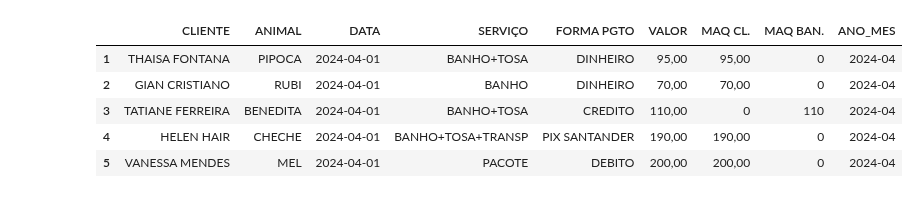
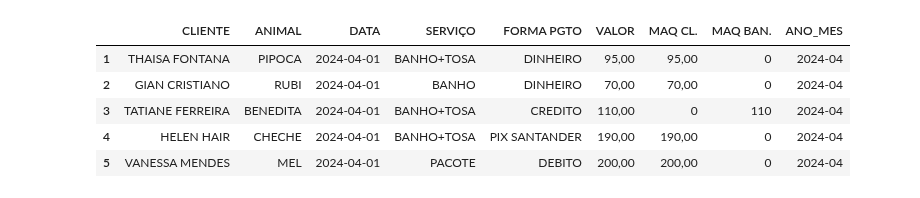
Before and after one commit to EnzoBettini/CesumarNotebook, a Jupyter notebook: 2025/FastCourses/Python - Hashtag/Aula 2/teste/graficos.ipynb, the cells around one changed output. Drawn from its saved outputs; the diff is of its cells as text; code cells hidden in the pictures.

```diff
--- a/2025/FastCourses/Python - Hashtag/Aula 2/teste/graficos.ipynb
+++ b/2025/FastCourses/Python - Hashtag/Aula 2/teste/graficos.ipynb
@@ -18,35 +18,62 @@ df['DATA'] = pd.to_datetime(df['DATA'], dayfirst=True, errors='coerce')
 
 # Criar uma nova coluna só com ano e mês
 df['ANO_MES'] = df['DATA'].dt.to_period('M')
 
 # Definir o intervalo de filtro em período mensal
 inicio = pd.Period("2024-04", freq='M')
 fim = pd.Period("2025-05", freq='M')
 
 # Aplicar o filtro usando a nova coluna
 df = df.loc[(df['ANO_MES'] >= inicio) & (df['ANO_MES'] <= fim)]
 
+def categorizar_servico(servico):
+    servico = servico.strip()  # remove espaços antes/depois
+
+    if 'PACOTE' in servico:
+        return 'PACOTE'
+    if 'BANHO' in servico and 'TOSA' in servico:
+        return 'BANHO+TOSA'
+    if 'BANHO' in servico:
+        return 'BANHO'
+    if 'TOSA' in servico or 'DIFER TOSA' in servico:
+        return 'TOSA'
+    if 'TRANSP' in servico:
+        return 'TRANSPORTE'
+    if 'HIDRAT' in servico:
+        return 'HIDRATAÇÃO'
+    if 'DESEMB' in servico:
+        return 'DESEMBARAÇO'
+    if 'CORTE' in servico and 'UNHA' in servico:
+        return 'CORTE DE UNHA'
+    if 'CLINICA' in servico:
+        return 'CLÍNICA'
+
+    return servico  # se nada bater, retorna o original
+
+# Aplica categorização antes da contagem
+df['SERVIÇO'] = df['SERVIÇO'].apply(categorizar_servico)
+
 contagem_servicos = df['SERVIÇO'].value_counts()
 
 servicos_base = contagem_servicos[contagem_servicos >= 5].index.tolist()
 
 mapeamento = {}
 for servico in contagem_servicos[contagem_servicos < 5].index:
-    similares = difflib.get_close_matches(servico, servicos_base, n=1, cutoff=0.05)
+    similares = difflib.get_close_matches(servico, servicos_base, n=1, cutoff=0.02)
     if similares:
         mapeamento[servico] = similares[0]
 
 df['SERVIÇO'] = df['SERVIÇO'].replace(mapeamento)
 
 df = df.drop(columns = ' ID');
 df = df.dropna();
 display(df.head());
 # %% [output]
 |  | CLIENTE | ANIMAL | DATA | SERVIÇO | FORMA PGTO | VALOR | MAQ CL. | MAQ BAN. | ANO_MES |
 | 1 | THAISA FONTANA | PIPOCA | 2024-04-01 | BANHO+TOSA | DINHEIRO | 95,00 | 95,00 | 0 | 2024-04 |
 | 2 | GIAN CRISTIANO | RUBI | 2024-04-01 | BANHO | DINHEIRO | 70,00 | 70,00 | 0 | 2024-04 |
 | 3 | TATIANE FERREIRA | BENEDITA | 2024-04-01 | BANHO+TOSA | CREDITO | 110,00 | 0 | 110 | 2024-04 |
-| 4 | HELEN HAIR | CHECHE | 2024-04-01 | BANHO+TOSA+TRANSP | PIX SANTANDER | 190,00 | 190,00 | 0 | 2024-04 |
+| 4 | HELEN HAIR | CHECHE | 2024-04-01 | BANHO+TOSA | PIX SANTANDER | 190,00 | 190,00 | 0 | 2024-04 |
 | 5 | VANESSA MENDES | MEL | 2024-04-01 | PACOTE | DEBITO | 200,00 | 200,00 | 0 | 2024-04 |
 # %%
 import pandas as pd
```
Also changed, not shown: parts of 2 cells of this notebook, 3 other files.
